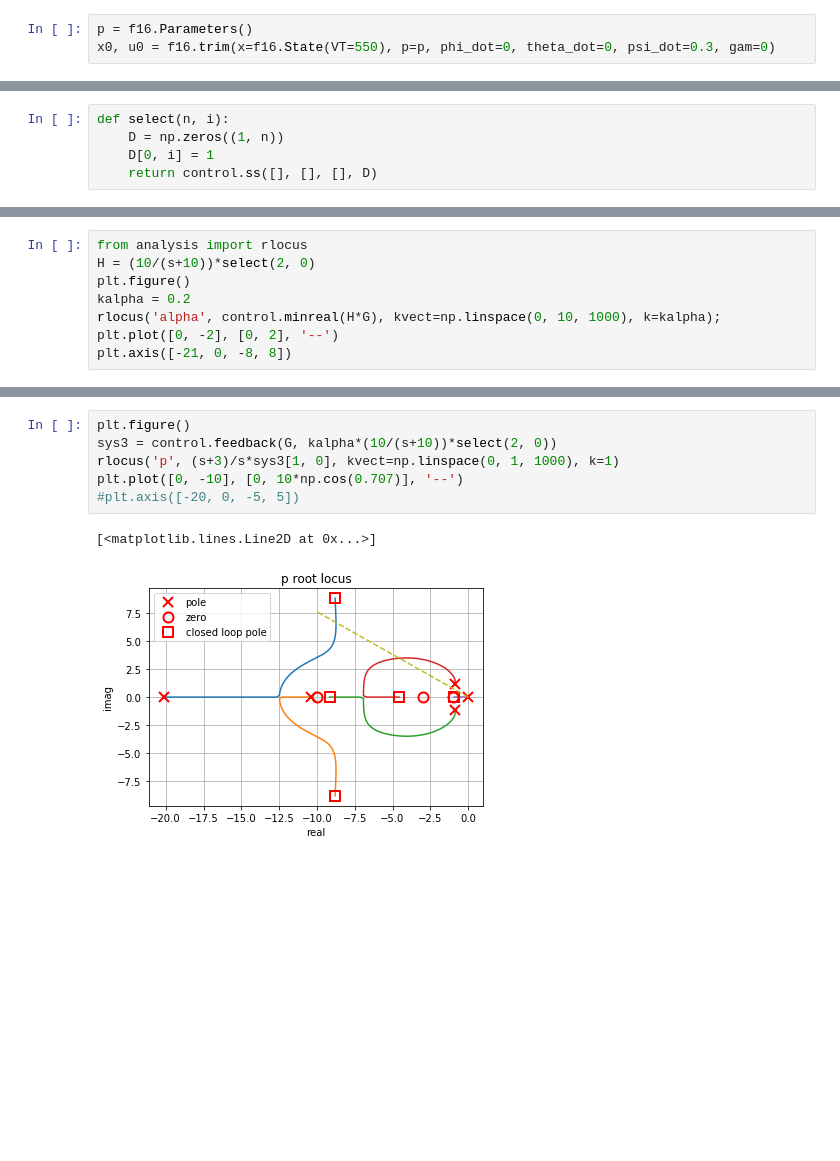
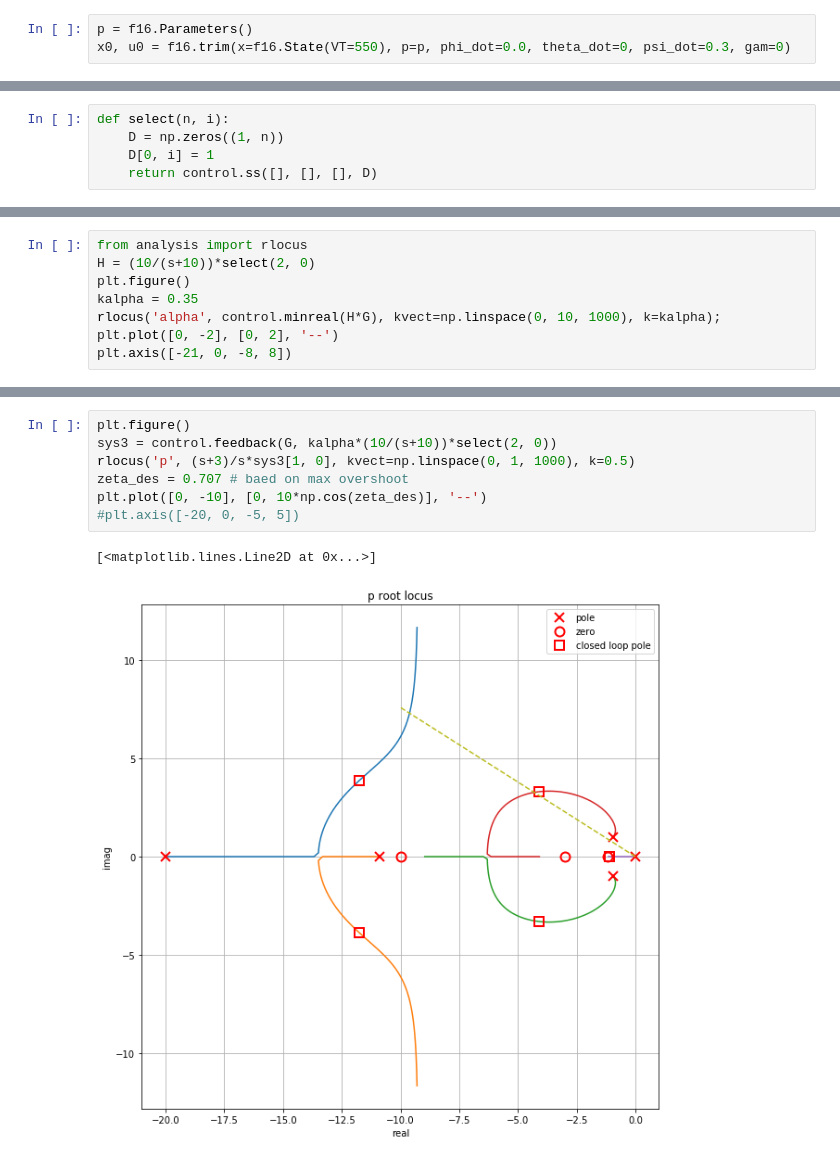
Before and after one commit to jgoppert/aae497-f19, a Jupyter notebook: lectures/2-F16-Intro.ipynb, the cells around one changed output, grey strips where cells are left out. Drawn from its saved outputs; the diff is of its cells as text; blank space fills up the shorter version.

```diff
--- a/lectures/2-F16-Intro.ipynb
+++ b/lectures/2-F16-Intro.ipynb
@@ -19,7 +19,7 @@ plt.rcParams['figure.figsize'] = (10, 10)
 * pg. 310
 # %%
 p = f16.Parameters()
-x0, u0 = f16.trim(x=f16.State(VT=550), p=p, phi_dot=0, theta_dot=0, psi_dot=0.3, gam=0)
+x0, u0 = f16.trim(x=f16.State(VT=550), p=p, phi_dot=0.0, theta_dot=0, psi_dot=0.3, gam=0)
 # %%
 def f_control(t, x):
     return f16.Control(
@@ -93,7 +94,7 @@ D = [[0.]
 from analysis import rlocus
 H = (10/(s+10))*select(2, 0)
 plt.figure()
-kalpha = 0.2
+kalpha = 0.35
 rlocus('alpha', control.minreal(H*G), kvect=np.linspace(0, 10, 1000), k=kalpha);
 plt.plot([0, -2], [0, 2], '--')
 plt.axis([-21, 0, -8, 8])
@@ -104,12 +105,13 @@ plt.axis([-21, 0, -8, 8])
 # %%
 plt.figure()
 sys3 = control.feedback(G, kalpha*(10/(s+10))*select(2, 0))
-rlocus('p', (s+3)/s*sys3[1, 0], kvect=np.linspace(0, 1, 1000), k=1)
-plt.plot([0, -10], [0, 10*np.cos(0.707)], '--')
+rlocus('p', (s+3)/s*sys3[1, 0], kvect=np.linspace(0, 1, 1000), k=0.5)
+zeta_des = 0.707 # baed on max overshoot
+plt.plot([0, -10], [0, 10*np.cos(zeta_des)], '--')
 #plt.axis([-20, 0, -5, 5])
 # %% [output]
 [<matplotlib.lines.Line2D at 0x...>]
-[figure, old version]
+[figure, new version]
 # %%
 bode('test', (s+3)/s*sys3[1, 0], omega=np.logspace(-2, 4), margins=True, Hz=True)
 # %% [output]
```
Also changed, not shown: parts of 6 cells of this notebook.
